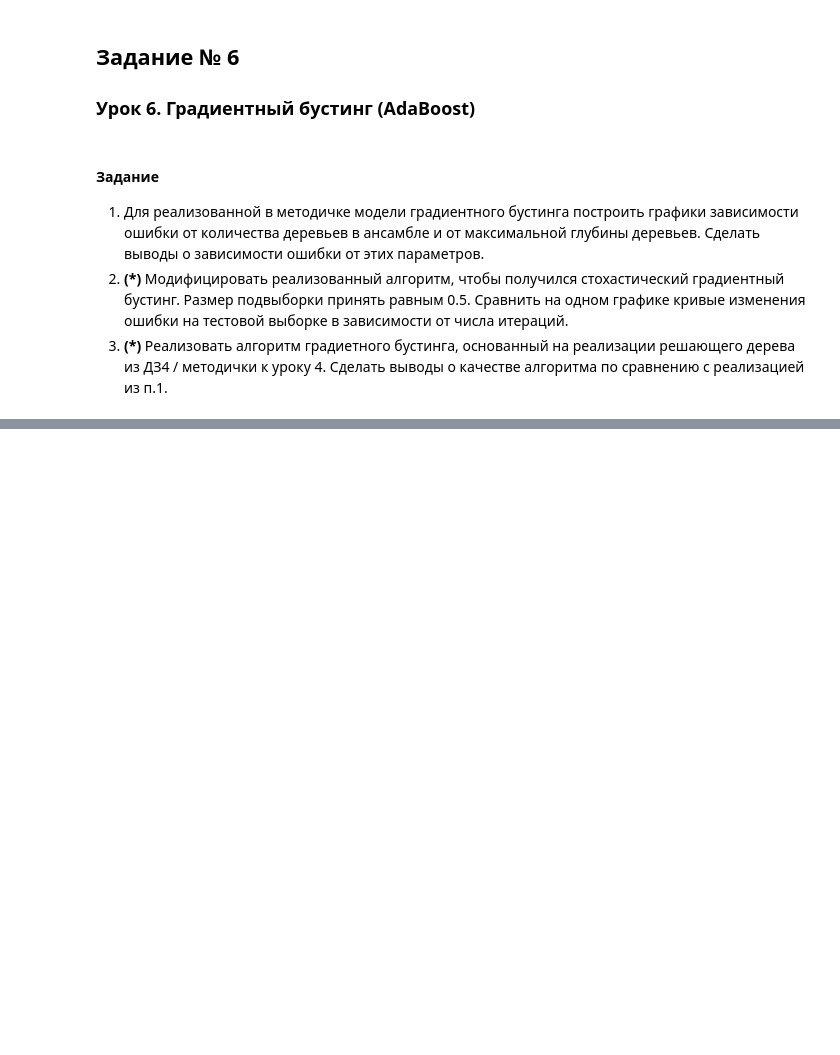
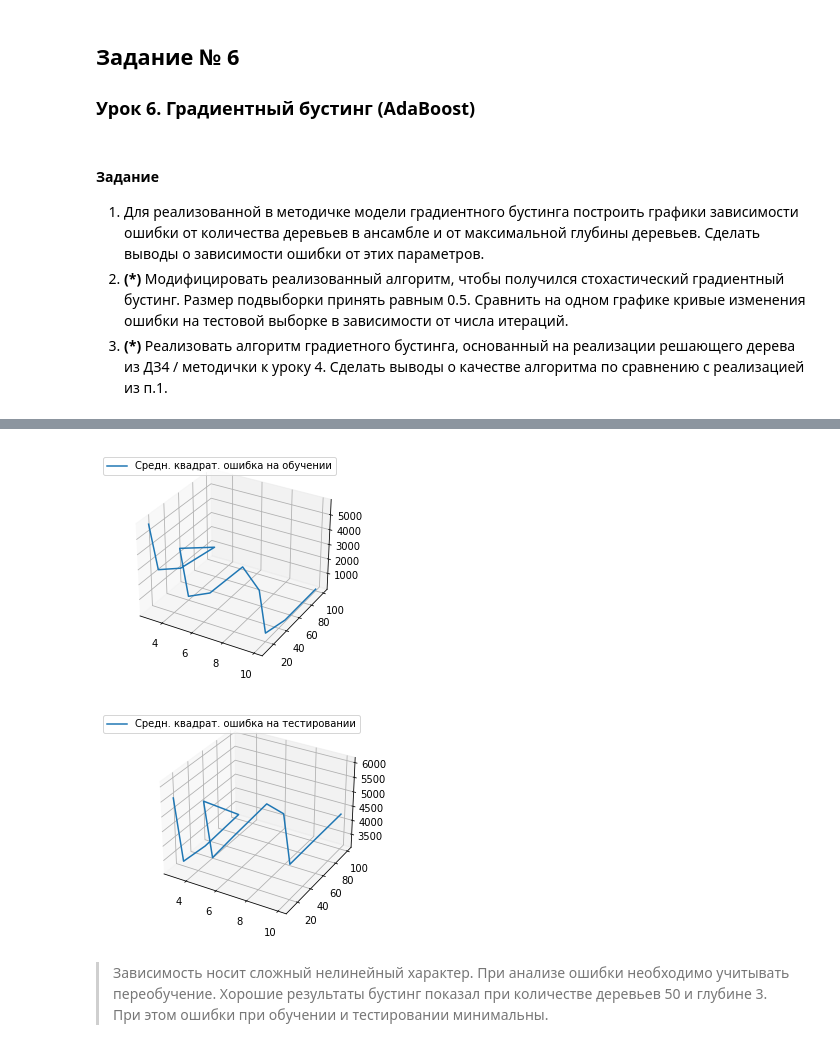
Before and after one commit to alex-chin/gb_data_analysis, a Jupyter notebook: homeworks/home06/home06.ipynb, the cells around one changed output, grey strips where cells are left out. Drawn from its saved outputs; the diff is of its cells as text; code cells hidden in the pictures; blank space fills up the shorter version.

```diff
--- a/homeworks/home06/home06.ipynb
+++ b/homeworks/home06/home06.ipynb
@@ -27,0 +128,8 @@ a
+# %%
+class FlossMSqured(FuncLoss):
+    # mean_squared_error
+    def loss(self, real, prediction):
+        return (sum((real - prediction) ** 2)) / len(real)
+
+    def grad(self, y, z):
+        return (y - z)
@@ -54,0 +145,4 @@ DecisionTreeRegressor(max_depth=3, random_state=42)
+# %%
+gbgboost = GBGradBoost(X, y, FlossMSqured(), eta=0.1, max_depth=3, n_trees=10)
+gbgboost.gb_fit()
+gbgboost.evaluate_alg_print()
@@ -54,0 +152,9 @@ DecisionTreeRegressor(max_depth=3, random_state=42)
+# %%
+ex = []
+for depth in [3, 5, 10]:
+    for n_trees in [10, 20, 50, 100]:
+        gbgboost.params(n_trees=n_trees, max_depth=depth, eta=0.1)
+        gbgboost.gb_fit()
+        error_train, error_test =  gbgboost.evaluate_alg()
+        ex.append((depth, n_trees, error_train, error_test))
+ex
@@ -54,0 +174,2 @@ DecisionTreeRegressor(max_depth=3, random_state=42)
+# %%
+m = list(zip(*ex))
@@ -54,0 +194,27 @@ DecisionTreeRegressor(max_depth=3, random_state=42)
+# %%
+import matplotlib.pyplot as plt
+
+fig = plt.figure()
+ax = fig.gca(projection='3d')
+z = m[2]
+x = m[0]
+y = m[1]
+ax.plot(x, y, z, label='Средн. квадрат. ошибка на обучении')
+ax.legend()
+plt.show()
+
+fig = plt.figure()
+ax = fig.gca(projection='3d')
+z = m[3]
+x = m[0]
+y = m[1]
+ax.plot(x, y, z, label='Средн. квадрат. ошибка на тестировании')
+ax.legend()
+plt.show()
+# %% [output]
+[figure, added]
+[figure, added]
+# %% [markdown]
+> Зависимость носит сложный нелинейный характер. При анализе ошибки необходимо учитывать переобучение.
+> Хорошие результаты бустинг показал при количестве деревьев 50 и глубине 3. При этом ошибки при обучении и тестировании
+> минимальны.
```
Also changed, not shown: parts of 20 cells of this notebook, 1 other file.
